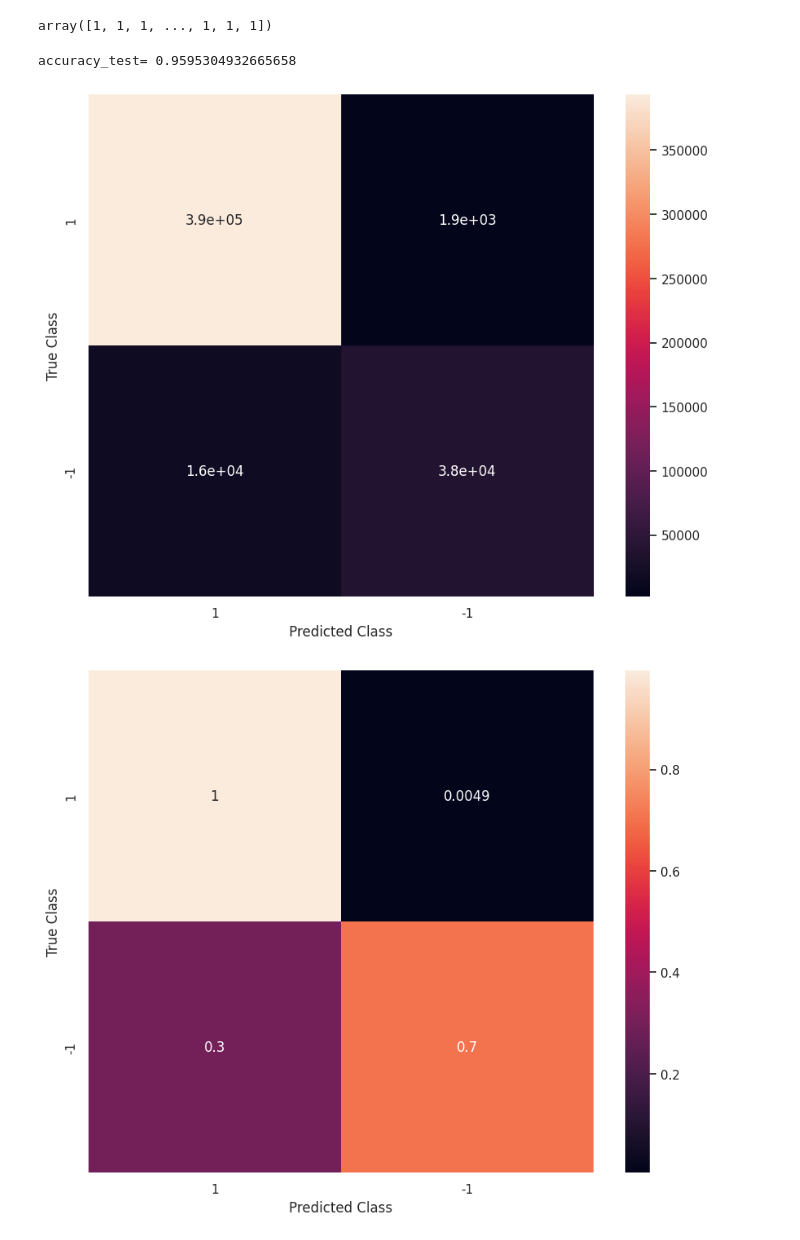
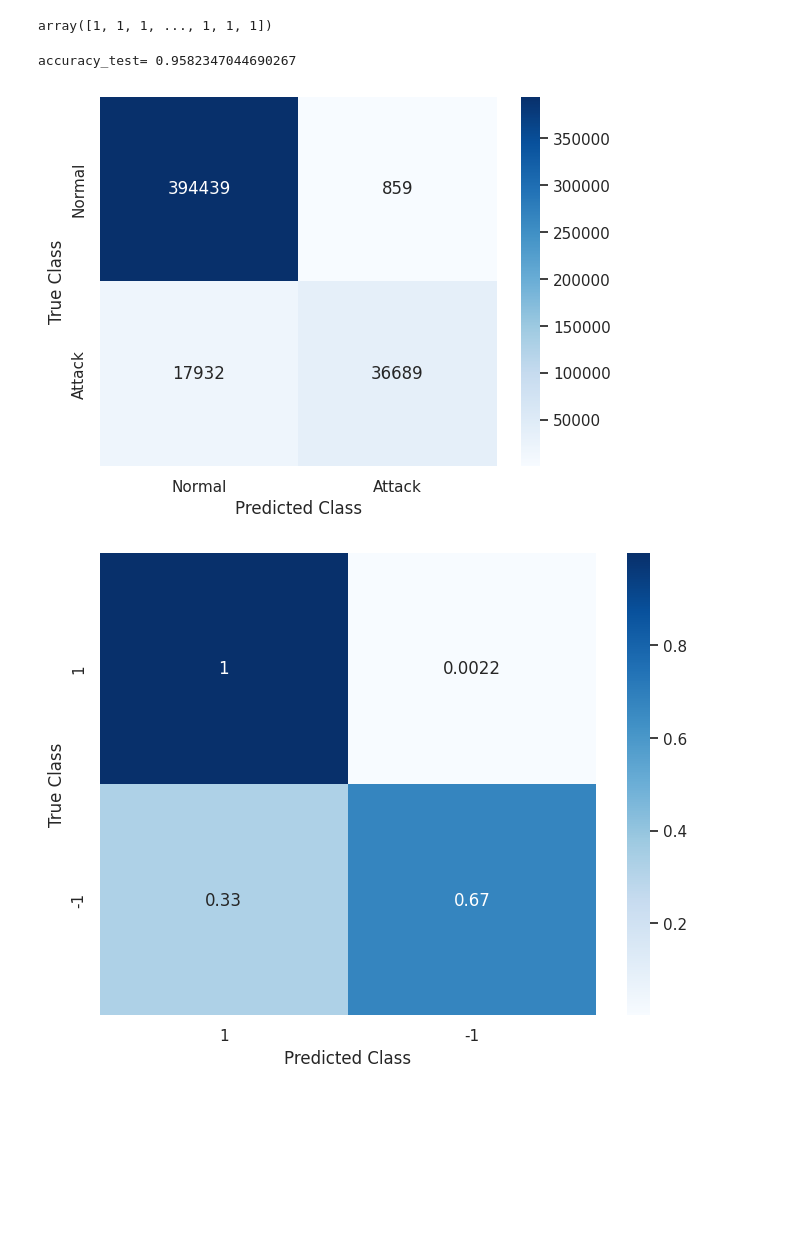
Before and after one commit to CuongTran1206/AnomalyDetection, a Jupyter notebook: OC_SVM/ocSVM.ipynb, the cells around one changed output. Drawn from its saved outputs; the diff is of its cells as text; code cells hidden in the pictures; blank space fills up the shorter version.

```diff
--- a/OC_SVM/ocSVM.ipynb
+++ b/OC_SVM/ocSVM.ipynb
@@ -175,8 +175,8 @@ array([1, 1, 1, ..., 1, 1, 1])
 # %%
 from sklearn import svm
 # %%
-oc_svm = svm.OneClassSVM(nu=0.0007, kernel="rbf", degree=2, gamma=0.2)
+oc_svm = svm.OneClassSVM(nu=0.0007, kernel="rbf", gamma="auto")
 # %%
 %%time
-oc_svm.fit(X_train,y_train)
+oc_svm.fit(X_train)
 # %% [output]
@@ -199,27 +199,27 @@ from sklearn.metrics import recall_score, precision_score, f1_score, accuracy_sc
 accuracy_test = accuracy_score(y_test, y_pred)
 print("accuracy_test=", accuracy_test)
 # %% [output]
-accuracy_test= 0.9595304932665658
+accuracy_test= 0.9582347044690267
 # %%
 from sklearn.metrics import confusion_matrix
-LABELS = [1, -1]
+LABELS = [1 , -1]
 conf_matrix = confusion_matrix(y_test, y_pred, labels=LABELS)
-fig, ax = plt.subplots(figsize=(10,8))
-_ = sns.heatmap(conf_matrix, xticklabels=LABELS, yticklabels=LABELS,
-               annot=True, ax=ax)
+fig, ax = plt.subplots()
+_ = sns.heatmap(conf_matrix,xticklabels=['Normal', 'Attack'], yticklabels=['Normal', 'Attack'],
+               annot=True,cmap="Blues",fmt = "d",ax=ax)
 _ = ax.set_xlabel('Predicted Class')
 _ = ax.set_ylabel('True Class')
 # %% [output]
-[figure, old version]
+[figure, new version]
 # %%
 cm = conf_matrix.astype('float') / conf_matrix.sum(axis=1)[:, np.newaxis]
-fig, ax = plt.subplots(figsize=(10,8))
+fig, ax = plt.subplots(figsize=(8,6))
 _ = sns.heatmap(cm, xticklabels=LABELS, yticklabels=LABELS,
-               annot=True, ax=ax)
+               annot=True,cmap="Blues", ax=ax)
 _ = ax.set_xlabel('Predicted Class')
 _ = ax.set_ylabel('True Class')
 # %% [output]
-[figure, old version]
+[figure, new version]
 # %%
 conf_matrix = confusion_matrix(y_test, y_pred, labels=LABELS)
 TN=conf_matrix[1][1]
```
Also changed, not shown: parts of 7 cells of this notebook.
